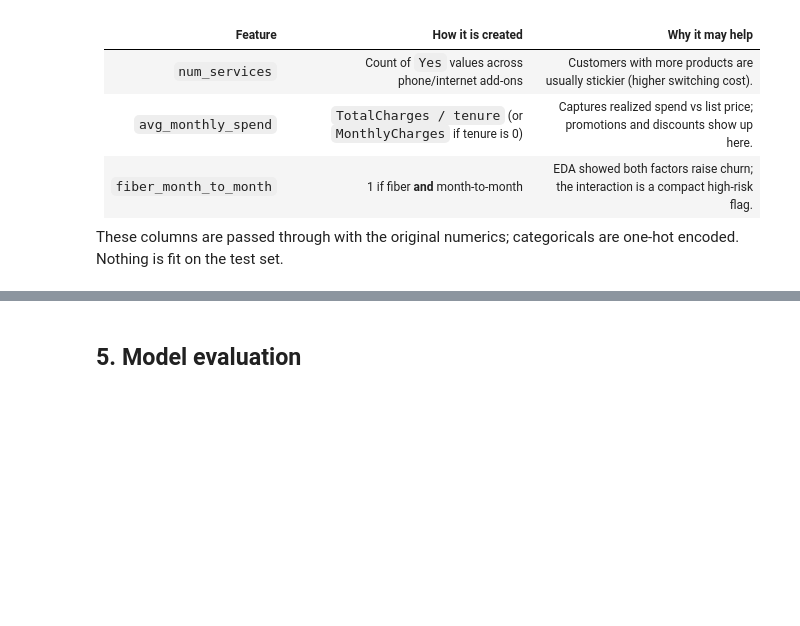
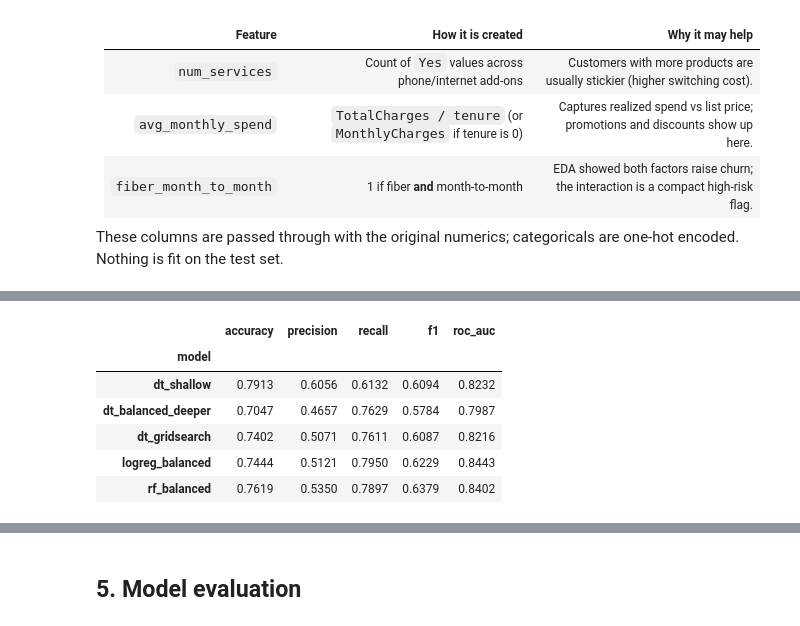
Before and after one commit to shyamkhakhar9/ds-assignment, a Jupyter notebook: notebook/churn_analysis.ipynb, the cells around one changed output, grey strips where cells are left out. Drawn from its saved outputs; the diff is of its cells as text; code cells hidden in the pictures; blank space fills up the shorter version.

Commit message:
Add GridSearch tuning, class-weight imbalance handling, and extra model comparison.

```diff
--- a/notebook/churn_analysis.ipynb
+++ b/notebook/churn_analysis.ipynb
@@ -323,0 +297,74 @@ display(compare.round(4))
+# %%
+def eval_row(name, pipe):
+    pred = pipe.predict(X_test)
+    proba = pipe.predict_proba(X_test)[:, 1]
+    return {
+        "model": name,
+        "accuracy": accuracy_score(y_test, pred),
+        "precision": precision_score(y_test, pred, zero_division=0),
+        "recall": recall_score(y_test, pred, zero_division=0),
+        "f1": f1_score(y_test, pred, zero_division=0),
+        "roc_auc": roc_auc_score(y_test, proba),
+    }
+
+fitted = {}
+rows = []
+
+tree_configs = {
+    "dt_shallow": DecisionTreeClassifier(max_depth=4, min_samples_leaf=20, random_state=RANDOM_STATE),
+    "dt_balanced_deeper": DecisionTreeClassifier(
+        max_depth=8, min_samples_leaf=10, class_weight="balanced", random_state=RANDOM_STATE
+    ),
+}
+for name, clf in tree_configs.items():
+    pipe = build_model_pipeline(clf)
+    pipe.fit(X_train, y_train)
+    fitted[name] = pipe
+    rows.append(eval_row(name, pipe))
+
+cv = StratifiedKFold(n_splits=5, shuffle=True, random_state=RANDOM_STATE)
+search = GridSearchCV(
+    build_model_pipeline(DecisionTreeClassifier(random_state=RANDOM_STATE)),
+    param_grid={
+        "model__max_depth": [4, 6, 8, 10],
+        "model__min_samples_leaf": [5, 10, 20],
+        "model__min_samples_split": [2, 10],
+        "model__class_weight": [None, "balanced"],
+    },
+    scoring="recall",
+    cv=cv,
+    n_jobs=-1,
+    refit=True,
+)
+search.fit(X_train, y_train)
+fitted["dt_gridsearch"] = search.best_estimator_
+rows.append(eval_row("dt_gridsearch", search.best_estimator_))
+print("GridSearch best params:", search.best_params_)
+print("GridSearch CV recall:", round(search.best_score_, 4))
+
+extra = {
+    "logreg_balanced": (
+        LogisticRegression(max_iter=1000, class_weight="balanced", random_state=RANDOM_STATE),
+        True,
+    ),
+    "rf_balanced": (
+        RandomForestClassifier(
+            n_estimators=200,
+            max_depth=10,
+            min_samples_leaf=5,
+            class_weight="balanced",
+            random_state=RANDOM_STATE,
+            n_jobs=-1,
+        ),
+        False,
+    ),
+}
+for name, (clf, scale) in extra.items():
+    pipe = build_model_pipeline(clf, scale_numeric=scale)
+    pipe.fit(X_train, y_train)
+    fitted[name] = pipe
+    rows.append(eval_row(name, pipe))
+
+compare = pd.DataFrame(rows).set_index("model")
+display(compare.round(4))
+# %% [output]
@@ -323,0 +373,7 @@ display(compare.round(4))
+|  | accuracy | precision | recall | f1 | roc_auc |
+| model |  |  |  |  |  |
+| dt_shallow | 0.7913 | 0.6056 | 0.6132 | 0.6094 | 0.8232 |
+| dt_balanced_deeper | 0.7047 | 0.4657 | 0.7629 | 0.5784 | 0.7987 |
+| dt_gridsearch | 0.7402 | 0.5071 | 0.7611 | 0.6087 | 0.8216 |
+| logreg_balanced | 0.7444 | 0.5121 | 0.7950 | 0.6229 | 0.8443 |
+| rf_balanced | 0.7619 | 0.5350 | 0.7897 | 0.6379 | 0.8402 |
```
Also changed, not shown: parts of 10 cells of this notebook, 5 other files.
